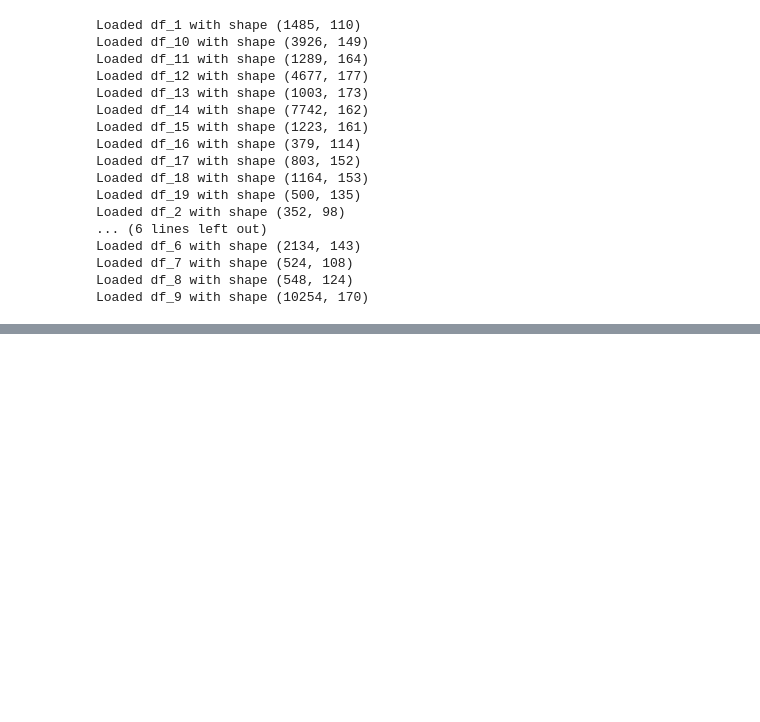
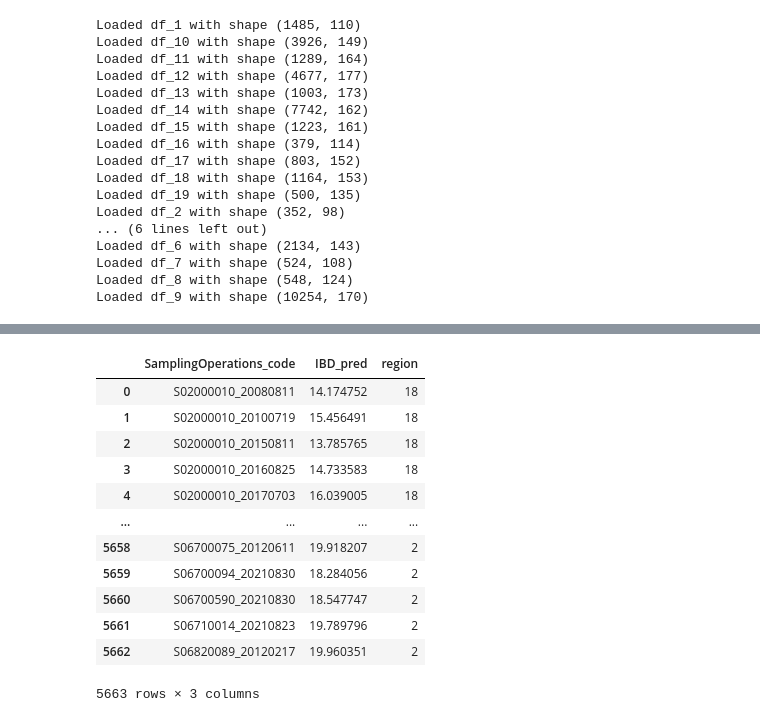
Before and after one commit to heritaco/Empilement-Tobit-CatBoost-et-interpolation-laplacienne-spatio-temporelle-pour-l-IBD-EQR, a Jupyter notebook: notebooks/06_cb_regression/uno a uno parte 2 .ipynb, the cells around one changed output, grey strips where cells are left out. Saved outputs shown, nothing was run; the diff lists cells and outputs as text; code cells hidden in the pictures; blank space fills up the shorter version.

```diff
--- a/notebooks/06_cb_regression/uno a uno parte 2 .ipynb
+++ b/notebooks/06_cb_regression/uno a uno parte 2 .ipynb
@@ -323,0 +378,17 @@ metrics_df
+# %%
+df = pd.read_csv('preds_ibd_cat_pr.csv')
+df
+# %% [output]
+|  | SamplingOperations_code | IBD_pred | region |
+| 0 | S02000010_20080811 | 14.174752 | 18 |
+| 1 | S02000010_20100719 | 15.456491 | 18 |
+| 2 | S02000010_20150811 | 13.785765 | 18 |
+| 3 | S02000010_20160825 | 14.733583 | 18 |
+| 4 | S02000010_20170703 | 16.039005 | 18 |
+| ... | ... | ... | ... |
+| 5658 | S06700075_20120611 | 19.918207 | 2 |
+| 5659 | S06700094_20210830 | 18.284056 | 2 |
+| 5660 | S06700590_20210830 | 18.547747 | 2 |
+| 5661 | S06710014_20210823 | 19.789796 | 2 |
+| 5662 | S06820089_20120217 | 19.960351 | 2 |
+5663 rows × 3 columns
```
Also changed, not shown: parts of 4 cells of this notebook, 1 other file.
